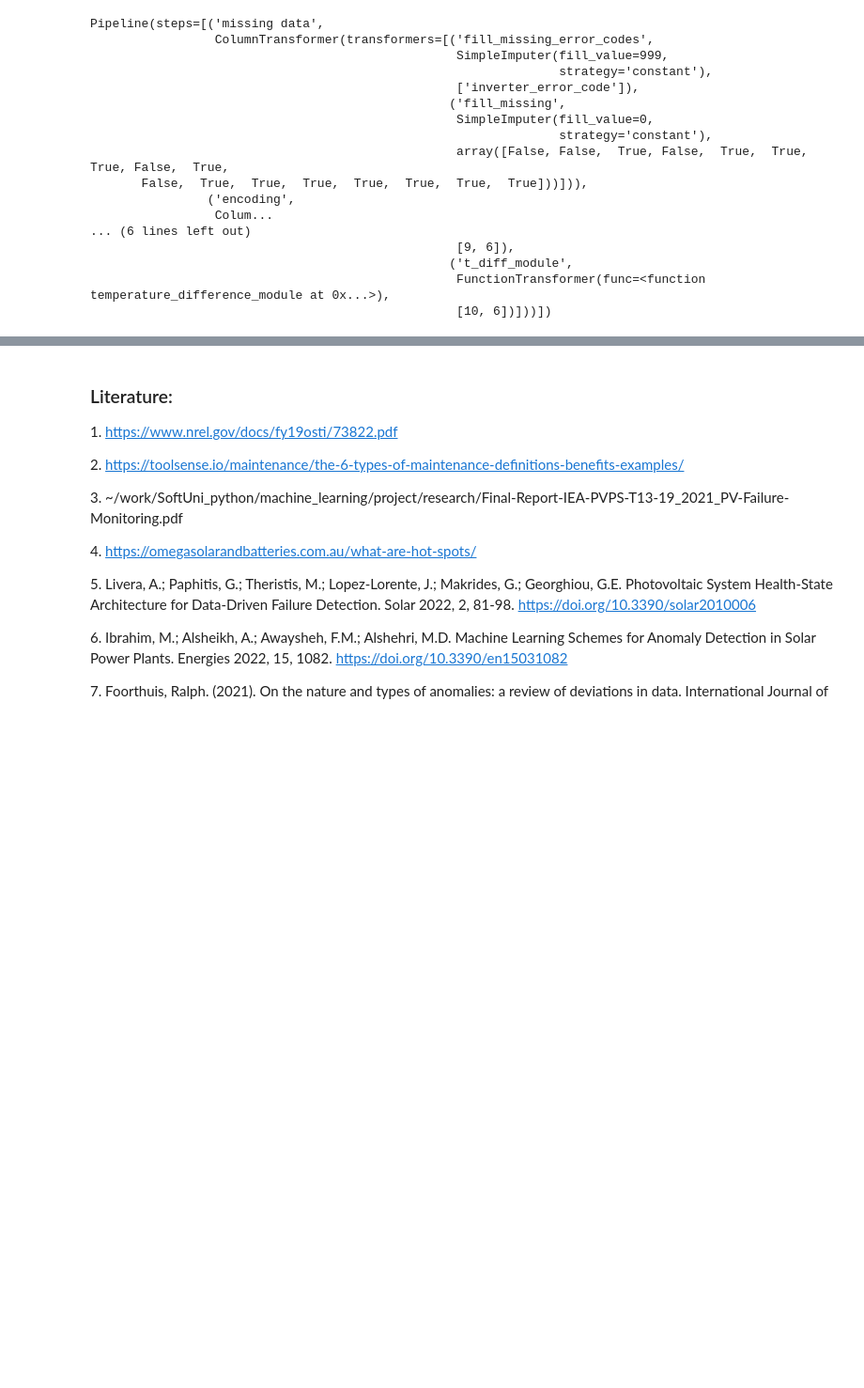
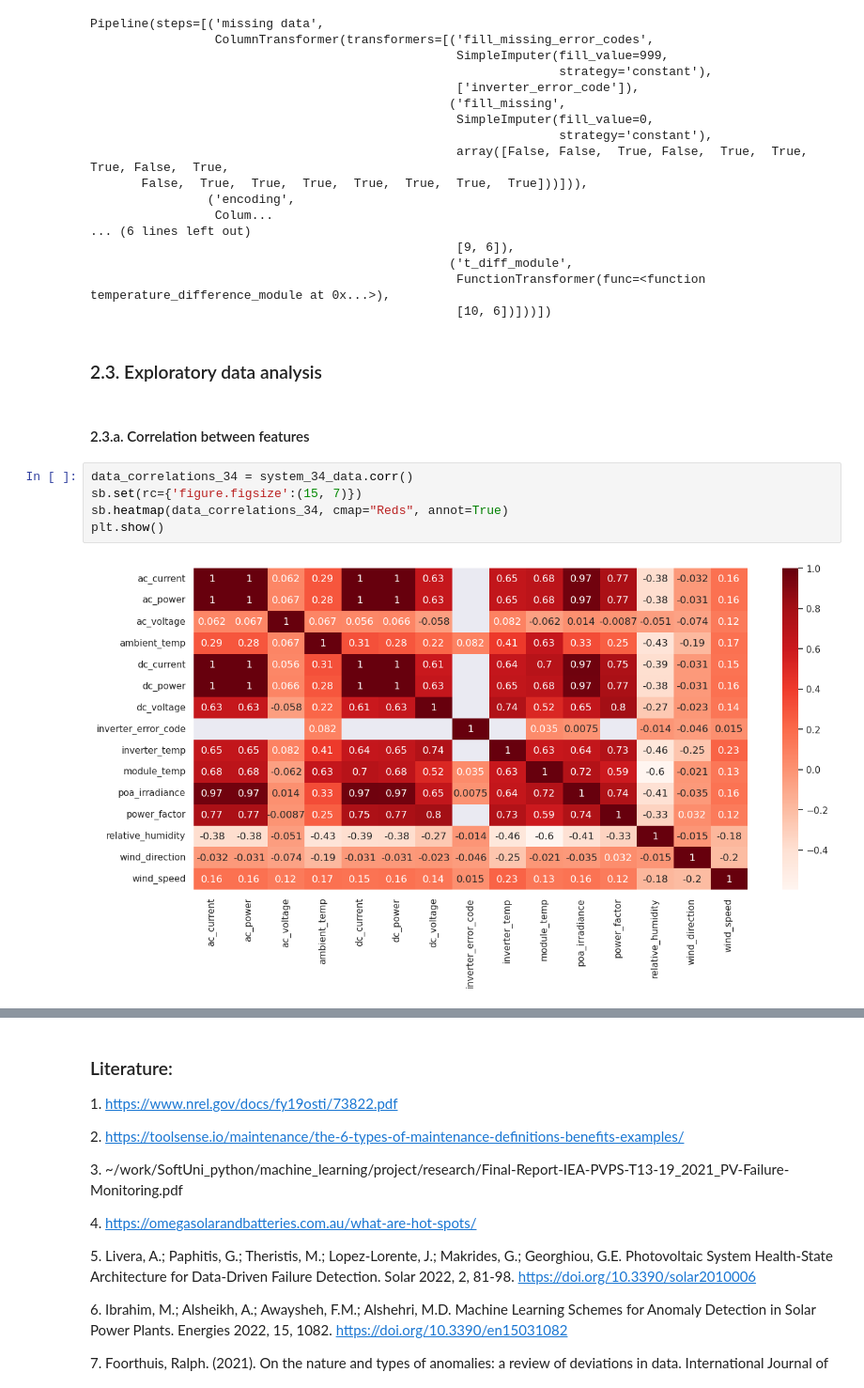
Before and after one commit to Ivelina-Z/Anomaly-detection-in-PV-system, a Jupyter notebook: Anomaly_detection_PV_system.ipynb, the cells around one changed output, grey strips where cells are left out. Shown: that part at 94% size. Drawn from its saved outputs; the diff is of its cells as text; blank space fills up the shorter version.

Commit message:
Exploraitory data analysis
Analysis of correlation and distribution of the data features.

```diff
--- a/Anomaly_detection_PV_system.ipynb
+++ b/Anomaly_detection_PV_system.ipynb
@@ -195,3 +217,14 @@ Pipeline(steps=[('missing data',
                                                  ('t_diff_module',
                                                   FunctionTransformer(func=<function temperature_difference_module at 0x...>),
                                                   [10, 6])]))])
+# %% [markdown]
+### 2.3. Exploratory data analysis
+# %% [markdown]
+#### 2.3.a. Correlation between features
+# %%
+data_correlations_34 = system_34_data.corr()
+sb.set(rc={'figure.figsize':(15, 7)})
+sb.heatmap(data_correlations_34, cmap="Reds", annot=True)
+plt.show()
+# %% [output]
+[figure, added]
```
Also changed, not shown: parts of 9 cells of this notebook.
